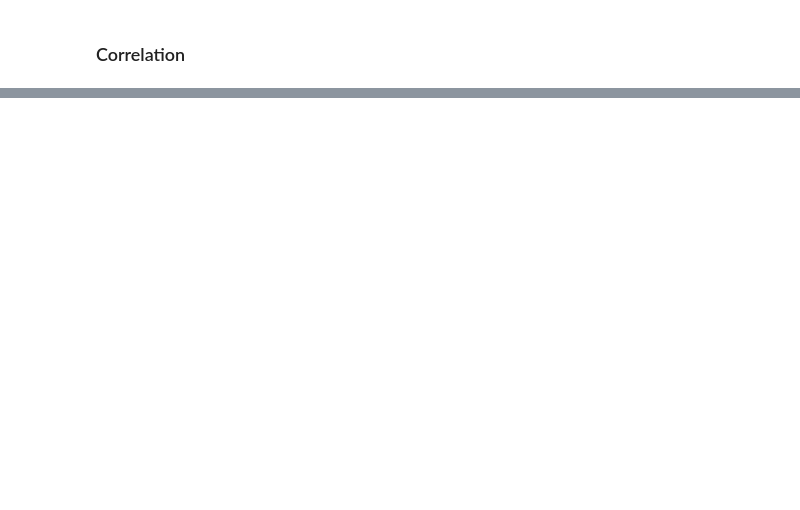
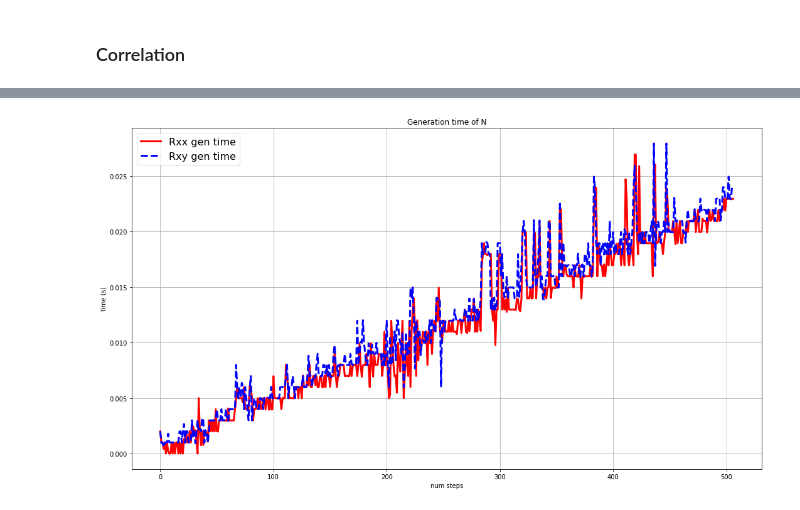
Before and after one commit to Vitalinsh/Laboratory-works, a Jupyter notebook: RTS_lab2_correlation_function.ipynb, the cells around one changed output, grey strips where cells are left out. Drawn from its saved outputs; the diff is of its cells as text; code cells hidden in the pictures; blank space fills up the shorter version.

```diff
--- a/RTS_lab2_correlation_function.ipynb
+++ b/RTS_lab2_correlation_function.ipynb
@@ -155,0 +160,19 @@ plt.show()
+# %%
+%%time
+
+time_xx = []
+time_xy = []
+
+for i in range(5, N * 2, 1):
+    start_time = time.time()
+    x = generate_signal(n, w_max, i, print_info=False)
+    corr_func_x = correlation_function(x, x, range(0, i-1))
+    end_time = time.time()
+    time_xx.append(end_time - start_time)
+
+    start_time = time.time()
+    x = generate_signal(n, w_max, i, print_info=False)
+    y = generate_signal(n, w_max, i, print_info=False)
+    corr_func_x = correlation_function(x, y, range(0, i-1))
+    end_time = time.time()
+    time_xy.append(end_time - start_time)
@@ -155,0 +181,13 @@ plt.show()
+# %%
+fig, ax = plt.subplots(nrows=1, ncols=1, figsize=(18, 10))
+
+ax.plot(time_xx, color=(1, 0, 0), linewidth=3, ls="-", label="Rxx gen time")
+ax.plot(time_xy, color=(0, 0, 1), linewidth=3, ls="--", label="Rxy gen time")
+ax.set(title="Generation time of N", xlabel="num steps", ylabel="time (s)")
+ax.legend(fontsize=16, loc=0)
+ax.grid()
+#ax.set(xlim=[0, N], ylim=[signal_x.min(), signal_x.max()])
+
+plt.show()
+# %% [output]
+[figure, added]
```
Also changed, not shown: parts of 7 cells of this notebook.
